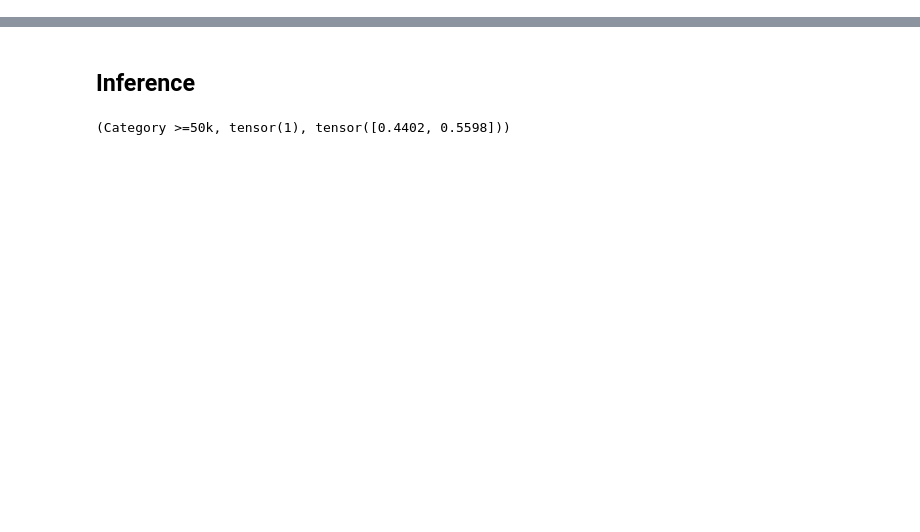
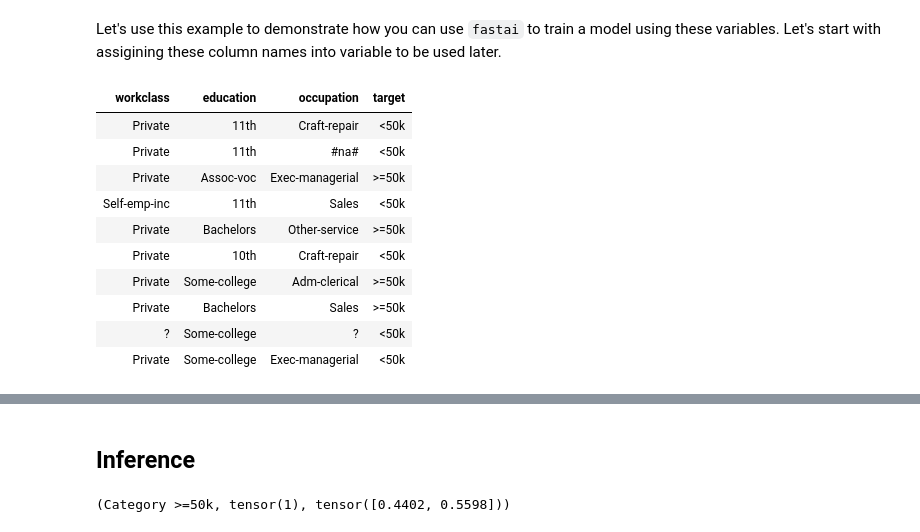
Before and after one commit to aryanfaghihi/ai-course, a Jupyter notebook: Tabular.ipynb, the cells around one changed output, grey strips where cells are left out. Saved outputs shown, nothing was run; the diff lists cells and outputs as text; code cells hidden in the pictures; blank space fills up the shorter version.

```diff
--- a/Tabular.ipynb
+++ b/Tabular.ipynb
@@ -47,0 +196,29 @@ Total time: 00:03
+# %% [markdown]
+Let's use this example to demonstrate how you can use `fastai` to train a model using these variables. Let's start with assigining these column names into variable to be used later.
+# %%
+dependent_variable = 'salary'
+categorical_variables = ['workclass', 'education', 'occupation']
+continuous_variables = ['age', 'fnlwgt', 'education-num']
+procs = [FillMissing, Categorify, Normalize]
+# %%
+test = TabularList.from_df(data.iloc[800:1000].copy(), cat_names=categorical_variables)
+# %%
+train = (TabularList.from_df(data, cat_names=categorical_variables, procs=[Categorify])
+                           .split_by_idx(list(range(800,1000)))
+                           .label_from_df(cols=dependent_variable)
+                           .add_test(test)
+                           .databunch())
+# %%
+train.show_batch(rows=10)
+# %% [output]
+| workclass | education | occupation | target |
+| Private | 11th | Craft-repair | <50k |
+| Private | 11th | #na# | <50k |
+| Private | Assoc-voc | Exec-managerial | >=50k |
+| Self-emp-inc | 11th | Sales | <50k |
+| Private | Bachelors | Other-service | >=50k |
+| Private | 10th | Craft-repair | <50k |
+| Private | Some-college | Adm-clerical | >=50k |
+| Private | Bachelors | Sales | >=50k |
+| ? | Some-college | ? | <50k |
+| Private | Some-college | Exec-managerial | <50k |
```
Also changed, not shown: parts of 47 cells of this notebook.
